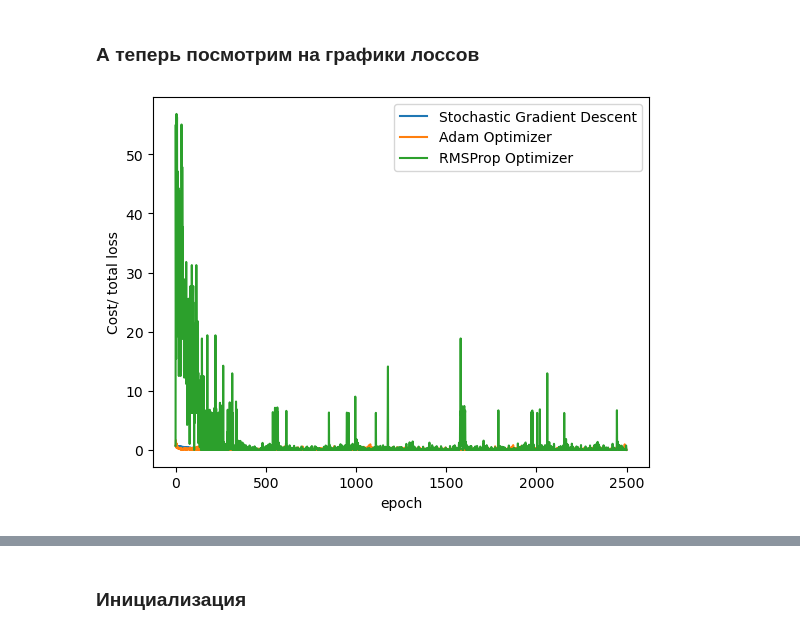
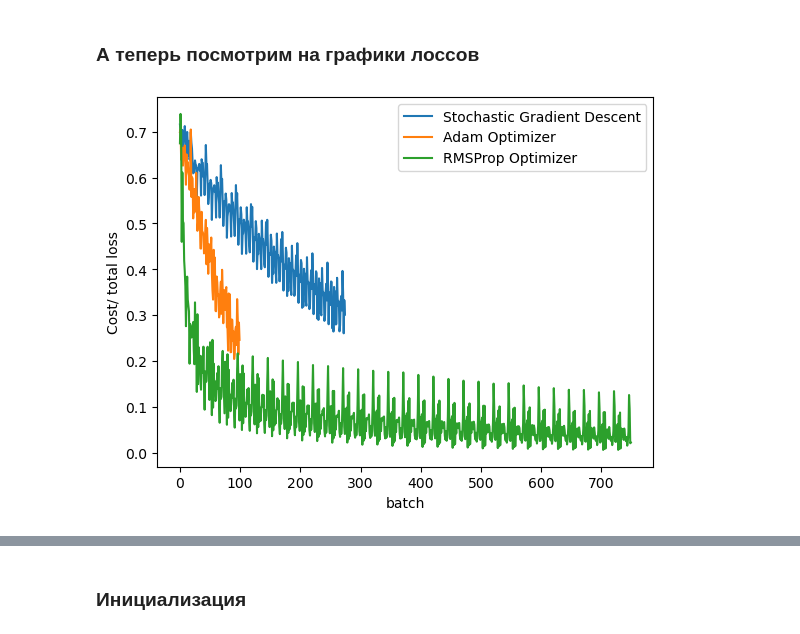
Before and after one commit to diemvs/hse_hw, a Jupyter notebook: dl/homework_01.ipynb, the cells around one changed output, grey strips where cells are left out. Saved outputs shown, nothing was run; the diff lists cells and outputs as text; code cells hidden in the pictures.

```diff
--- a/dl/homework_01.ipynb
+++ b/dl/homework_01.ipynb
@@ -91,8 +91,6 @@ torch.cuda.get_device_name(0)
 class NeuralNetwork(nn.Module):
     def __init__(self):
         super().__init__()
-
-        self.device = torch.device('cuda') if torch.cuda.is_available() else torch.device('cpu')
 
         self.layers = nn.Sequential(
             nn.Linear(in_features=2, out_features=32),
@@ -133,6 +131,7 @@ def start_train(
 
     preds_history = []
     loss_history = []
+    valid_acc_history = []
 
     for epoch in range(n_epochs):
         model.train()
@@ -170,8 +169,11 @@ def start_train(
             preds = np.where(model(X_val).detach().numpy().reshape(-1) > 0.5, 1, 0)
             preds_history.append(preds)
 
-        acc = (y_pred.round() == y_val).float().mean()
+        acc = (y_pred.round() == y_val.reshape(len(y_val), 1)).float().mean()
         acc = float(acc)
+        valid_acc_history.append(acc)
+
+        print(f'Epoch {epoch} acc={acc}')
 
         if acc > best_acc:
             best_acc = acc
@@ -180,7 +182,7 @@ def start_train(
             break
     # restore model and return best accuracy
     model.load_state_dict(best_weights)
-    return loss_history, preds_history
+    return loss_history, preds_history, valid_acc_history
 # %% [markdown]
 ### Обучите сеть
 
@@ -200,17 +202,17 @@ model_rmsprop_opt = NeuralNetwork()
 
 configurations = {
     'SGD': {
-        'learning_rate': 0.3,
+        'learning_rate': 0.1,
         'model': model_sgd_opt,
         'opt': optim.SGD,
     },
     'Adam': {
-        'learning_rate': 0.1,
+        'learning_rate': 0.01,
         'model': model_adam_opt,
         'opt': optim.Adam,
     },
     'RMSprop': {
-        'learning_rate': 0.5,
+        'learning_rate': 0.02,
         'model': model_rmsprop_opt,
         'opt': optim.RMSprop,
     }
@@ -219,15 +221,18 @@ configurations = {
 result = {
     'SGD': {
         'loss_history': [],
-        'predict_history': []
+        'predict_history': [],
+        'valid_acc_history': []
     },
     'Adam': {
         'loss_history': [],
-        'predict_history': []
+        'predict_history': [],
+        'valid_acc_history': []
     },
     'RMSprop': {
         'loss_history': [],
-        'predict_history': []
+        'predict_history': [],
+        'valid_acc_history': []
     },
 }
 
@@ -235,13 +240,13 @@ for conf_name, conf in configurations.items():
     print(conf_name)
 
     model = conf['model']
-    optimizer = conf['opt'](model.parameters(), lr=0.3)
+    optimizer = conf['opt'](model.parameters(), lr=conf['learning_rate'])
 
-    loss_history, predict_history = start_train(
+    loss_history, predict_history, valid_acc_history = start_train(
         model=model,
         loss_fn=nn.BCELoss(),
         opt=optimizer,
-        n_epochs=100,
+        n_epochs=30,
         batch_size=16,
         X_train=X_train_torch,
         y_train=y_train_torch,
@@ -251,5 +256,6 @@ for conf_name, conf in configurations.items():
 
     result[conf_name]['loss_history'] = loss_history
     result[conf_name]['predict_history'] = predict_history
+    result[conf_name]['valid_acc_history'] = valid_acc_history
 # %% [output]
 SGD
@@ -260,10 +277,10 @@ RMSprop
 # %%
 plt.plot(result['SGD']['loss_history'], label = "Stochastic Gradient Descent")
 plt.plot(result['Adam']['loss_history'], label = "Adam Optimizer")
 plt.plot(result['RMSprop']['loss_history'], label = 'RMSProp Optimizer')
-plt.xlabel('epoch')
+plt.xlabel('batch')
 plt.ylabel('Cost/ total loss')
 plt.legend()
 plt.show()
 # %% [output]
-[figure, old version]
+[figure, new version]
```
Also changed, not shown: parts of 4 cells of this notebook.
